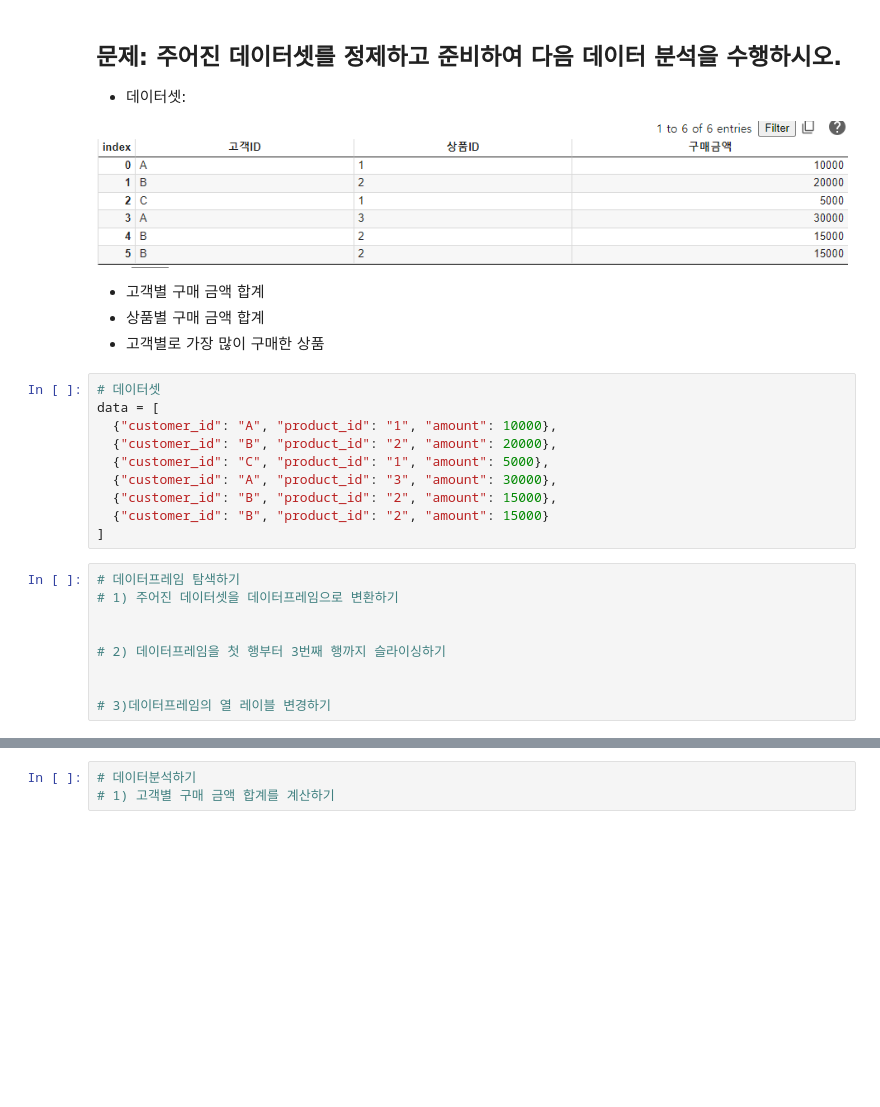
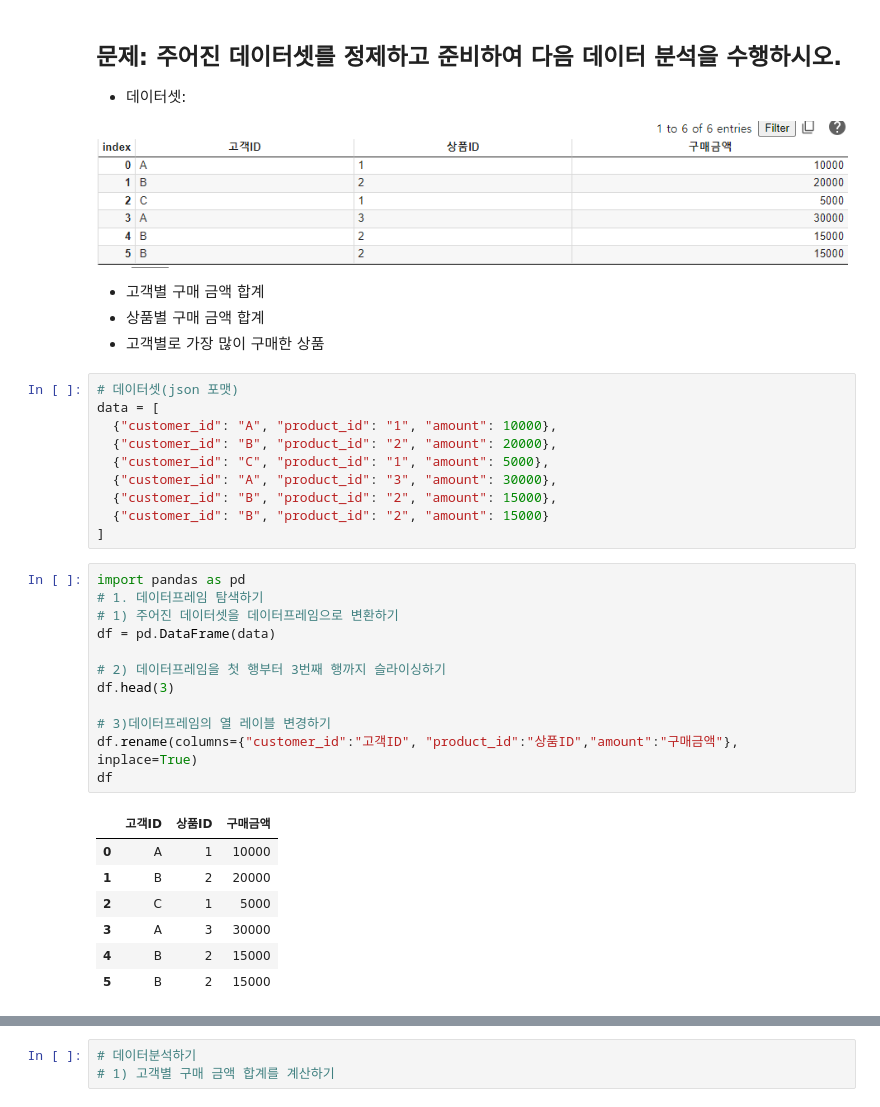
Before and after one commit to euhkim/python_basic_2, a Jupyter notebook: data_analysis_05_01_class.ipynb, the cells around one changed output, grey strips where cells are left out. Drawn from its saved outputs; the diff is of its cells as text; blank space fills up the shorter version.

```diff
--- a/data_analysis_05_01_class.ipynb
+++ b/data_analysis_05_01_class.ipynb
@@ -85,7 +126,7 @@ data.drop_duplicates(subset=['k1'])
   * 상품별 구매 금액 합계
   * 고객별로 가장 많이 구매한 상품
 # %%
-# 데이터셋
+# 데이터셋(json 포맷)
 data = [
   {"customer_id": "A", "product_id": "1", "amount": 10000},
   {"customer_id": "B", "product_id": "2", "amount": 20000},
@@ -95,14 +136,25 @@ data = [
   {"customer_id": "B", "product_id": "2", "amount": 15000}
 ]
 # %%
-# 데이터프레임 탐색하기
+import pandas as pd
+# 1. 데이터프레임 탐색하기
 # 1) 주어진 데이터셋을 데이터프레임으로 변환하기
-
+df = pd.DataFrame(data)
 
 # 2) 데이터프레임을 첫 행부터 3번째 행까지 슬라이싱하기
-
+df.head(3)
 
 # 3)데이터프레임의 열 레이블 변경하기
+df.rename(columns={"customer_id":"고객ID", "product_id":"상품ID","amount":"구매금액"}, inplace=True)
+df
+# %% [output]
+|  | 고객ID | 상품ID | 구매금액 |
+| 0 | A | 1 | 10000 |
+| 1 | B | 2 | 20000 |
+| 2 | C | 1 | 5000 |
+| 3 | A | 3 | 30000 |
+| 4 | B | 2 | 15000 |
+| 5 | B | 2 | 15000 |
 # %%
 # 데이터프레임 정제하기
 # 1) 결측치 데이터 확인하기
```
Also changed, not shown: parts of 22 cells of this notebook.
